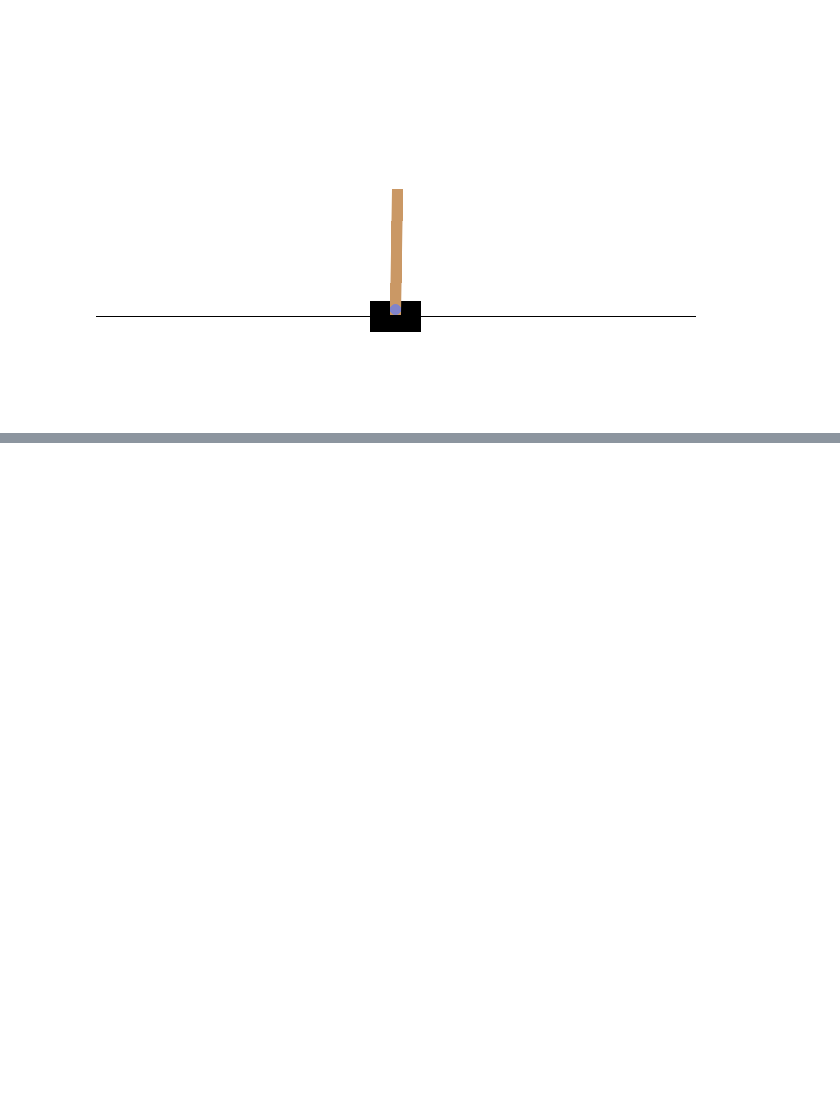
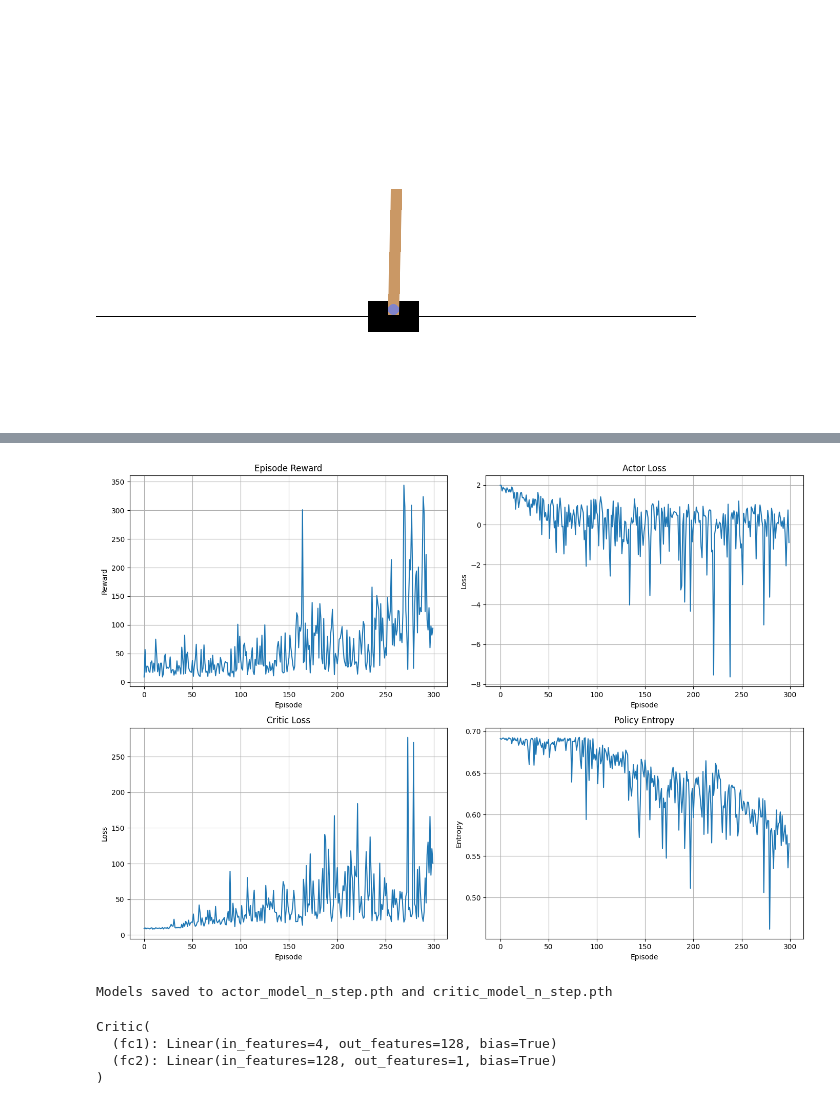
Before and after one commit to LearnerBob123/rl-from-scratch, a Jupyter notebook: Actor Critic methods/AC2/CartPoleAC2.ipynb, the cells around one changed output, grey strips where cells are left out. Saved outputs shown, nothing was run; the diff lists cells and outputs as text; code cells hidden in the pictures; blank space fills up the shorter version.

```diff
--- a/Actor Critic methods/AC2/CartPoleAC2.ipynb
+++ b/Actor Critic methods/AC2/CartPoleAC2.ipynb
@@ -254,8 +254,8 @@ loaded_actor = Actor(env.observation_space.shape[0], env.action_space.n)
 loaded_critic = Critic(env.observation_space.shape[0])
 
 # 2. Load the saved weights
-loaded_actor.load_state_dict(torch.load("actor_model.pth"))
-loaded_critic.load_state_dict(torch.load("critic_model.pth"))
+loaded_actor.load_state_dict(torch.load("model_pth/actor_model.pth"))
+loaded_critic.load_state_dict(torch.load("model_pth/critic_model.pth"))
 
 # 3. Set to evaluation mode if only using for inference
 loaded_actor.eval()
@@ -460,0 +559,68 @@ writer.close()
+# %%
+import matplotlib.pyplot as plt
+
+plt.figure(figsize=(14, 10))
+
+plt.subplot(2, 2, 1)
+plt.plot(reward_log)
+plt.title("Episode Reward")
+plt.xlabel("Episode")
+plt.ylabel("Reward")
+plt.grid(True)
+
+plt.subplot(2, 2, 2)
+plt.plot(actor_loss_log)
+plt.title("Actor Loss")
+plt.xlabel("Episode")
+plt.ylabel("Loss")
+plt.grid(True)
+
+plt.subplot(2, 2, 3)
+plt.plot(critic_loss_log)
+plt.title("Critic Loss")
+plt.xlabel("Episode")
+plt.ylabel("Loss")
+plt.grid(True)
+
+plt.subplot(2, 2, 4)
+plt.plot(entropy_log)
+plt.title("Policy Entropy")
+plt.xlabel("Episode")
+plt.ylabel("Entropy")
+plt.grid(True)
+
+plt.tight_layout()
+plt.show()
+# %% [output]
+[figure, added]
+# %%
+import torch
+
+# Define the file paths
+ACTOR_PATH = "actor_model_n_step.pth"
+CRITIC_PATH = "critic_model_n_step.pth"
+
+# Save the state dictionaries
+torch.save(actor.state_dict(), ACTOR_PATH)
+torch.save(critic.state_dict(), CRITIC_PATH)
+
+print(f"Models saved to {ACTOR_PATH} and {CRITIC_PATH}")
+# %% [output]
+Models saved to actor_model_n_step.pth and critic_model_n_step.pth
+# %%
+# 1. Re-create the model architectures
+loaded_actor = Actor(env.observation_space.shape[0], env.action_space.n)
+loaded_critic = Critic(env.observation_space.shape[0])
+
+# 2. Load the saved weights
+loaded_actor.load_state_dict(torch.load("model_pth/actor_model_n_step.pth"))
+loaded_critic.load_state_dict(torch.load("model_pth/critic_model_n_step.pth"))
+
+# 3. Set to evaluation mode if only using for inference
+loaded_actor.eval()
+loaded_critic.eval()
+# %% [output]
+Critic(
+  (fc1): Linear(in_features=4, out_features=128, bias=True)
+  (fc2): Linear(in_features=128, out_features=1, bias=True)
+)
```
Also changed, not shown: parts of 12 cells of this notebook, 1 other file.
